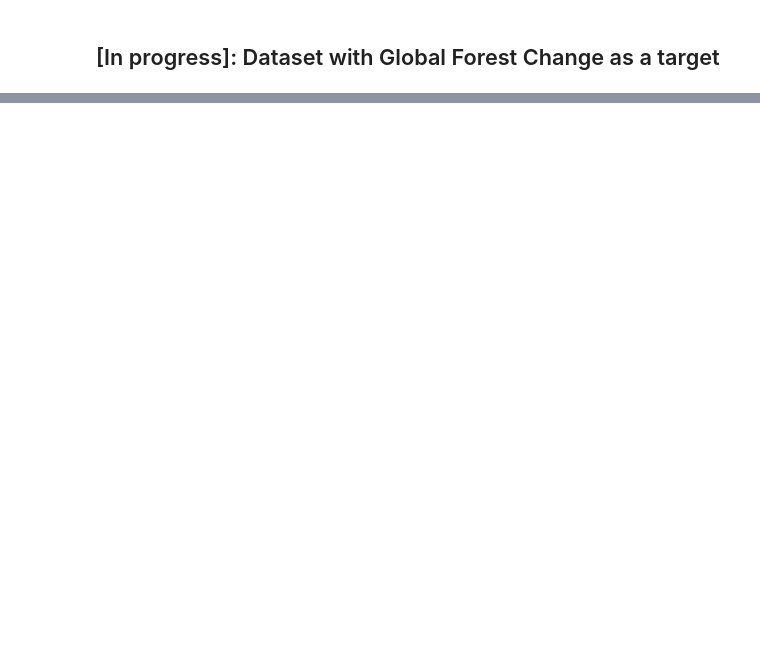
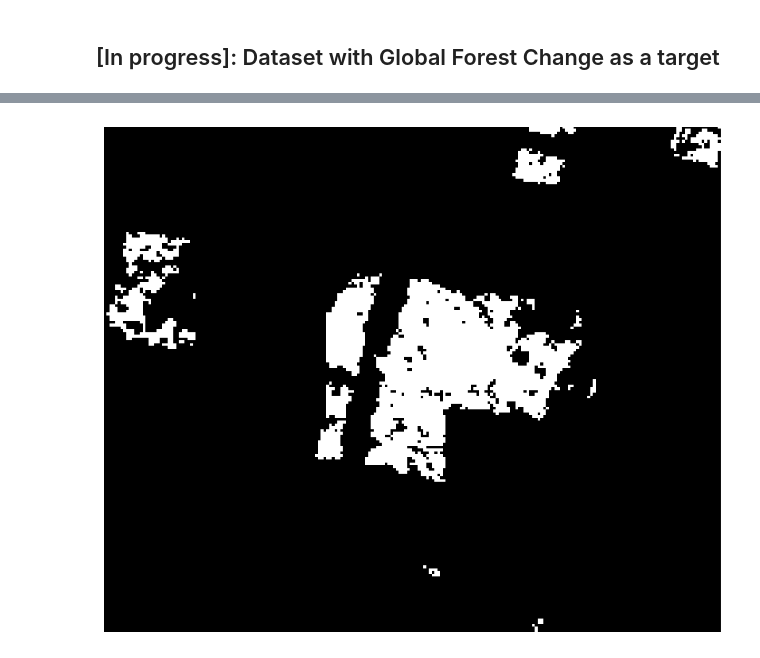
Before and after one commit to OmdenaAI/CordobaArgentinaChapter_MonitoringLandUseTransformation, a Jupyter notebook: sandbox/jfloresf17/GFCTestData.ipynb, the cells around one changed output, grey strips where cells are left out. Cells and saved outputs as stored; diff of their text form; code cells hidden in the pictures; blank space fills up the shorter version.

```diff
--- a/sandbox/jfloresf17/GFCTestData.ipynb
+++ b/sandbox/jfloresf17/GFCTestData.ipynb
@@ -15,0 +217,3 @@ from utils import  get_credentials, download_composite
+# %%
+grid_order = grid[grid["intersect"] == True].sort_values("deforestation_count", ascending=False)
+grid_order
@@ -15,0 +234,16 @@ from utils import  get_credentials, download_composite
+# %%
+filter_grid = grid_order[grid_order['deforestation_count'] > 10*11]
+filter_grid.to_file("./gfc/filter_grid.geojson", driver="GeoJSON")
+# %%
+with rasterio.open("./gfc/GFC_Cordoba_UTM.tif") as src:
+    data = src.read(1)
+    profile = src.profile
+
+    for index, row in filter_grid.iterrows():
+        geom = row["geometry"]
+        out_image = src.read(1, window=src.window(*geom.bounds))
+        for i in range(1, 24):
+            if np.count_nonzero(out_image == i) > 0:
+                filter_grid.loc[index, f"deforestation_{i}"] = np.count_nonzero(out_image == i)
+
+    print(f"[INFO] {index} / {len(filter_grid)}")
@@ -16,3 +414,39 @@ from utils import  get_credentials, download_composite
+# %%
+## Generar puntos de evaluación para cada uno de ellos
+lat, lon = -32.56392,-64.72977
+year = 21
+
+## Obtener el EPSG code
+tm_crs = query_utm_crs_info(datum_name="WGS84", area_of_interest=AreaOfInterest(lon, lat, lon, lat))
+epsg_code = tm_crs[0].code
+
+## Convertir a TM
+geo2met = pyproj.Transformer.from_crs('epsg:4326', f'epsg:{epsg_code}', always_xy=True)
+x, y = geo2met.transform(lon, lat)
+
+## Definir el bbox
+bbox = [x - 2560, y - 2560, x + 2560, y + 2560]
+
+## Turn back to geographic coordinates
+met2geo = pyproj.Transformer.from_crs(f'epsg:{epsg_code}', 'epsg:4326', always_xy=True)
+lx, ly = met2geo.transform(bbox[0], bbox[1])
+rx, ry = met2geo.transform(bbox[2], bbox[3])
+
+bbox_geo = [lx, ly, rx, ry]
+
+
+with rasterio.open("./gfc/GFC_Cordoba.tif") as src:
+    # Calculate the window to read
+    window = rasterio.windows.from_bounds(*bbox_geo, transform=src.transform)
+    out_image = src.read(1, window=window)
+    out_image_2021 = (out_image == year)
+
+    fig, ax = plt.subplots(1, 1, figsize=(10, 10))
+    ax.imshow(out_image_2021, cmap="gray")
+    ax.axis("off")
+    plt.show()
+# %% [output]
+[figure, added]
 # %%
 # Get credentials
 # credentials = get_credentials()
```
Also changed, not shown: parts of 14 cells of this notebook, 8 other files.
